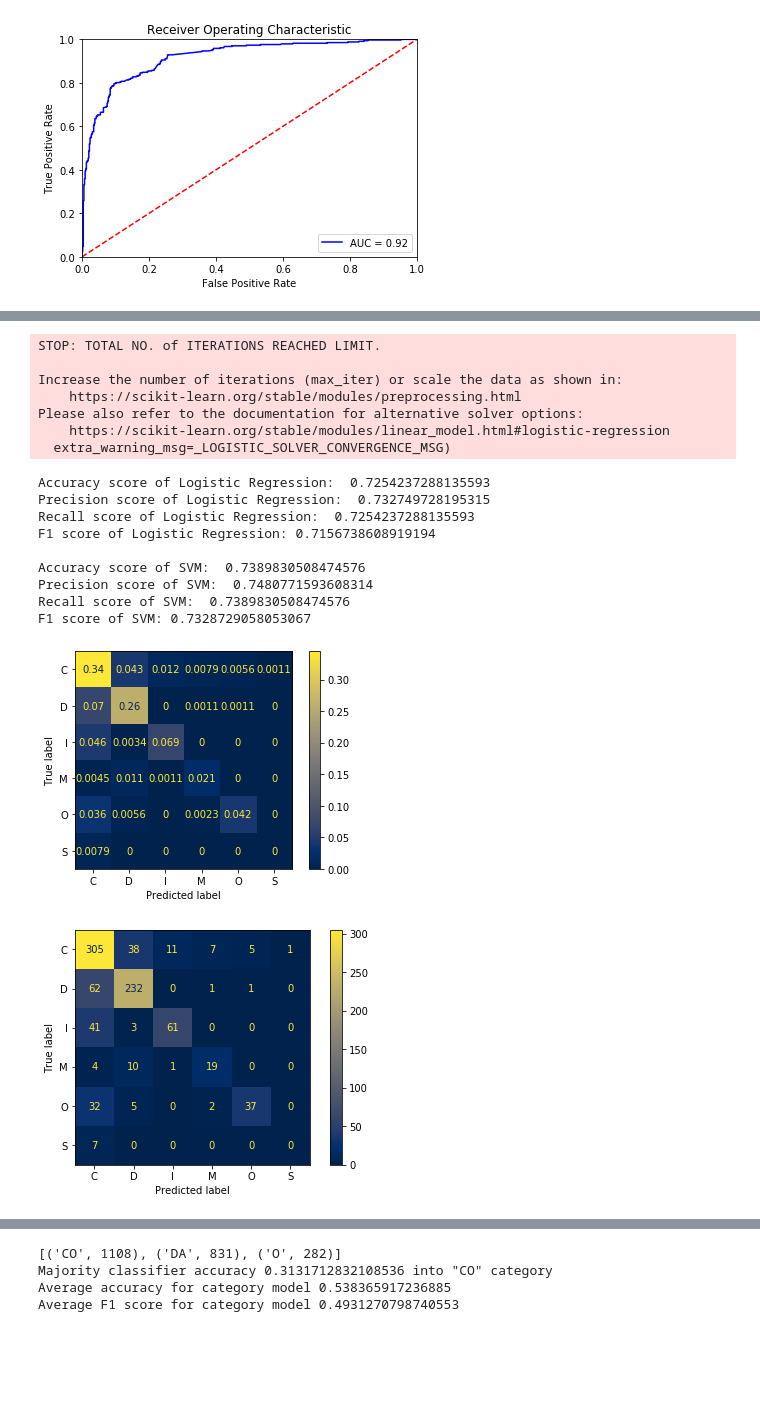
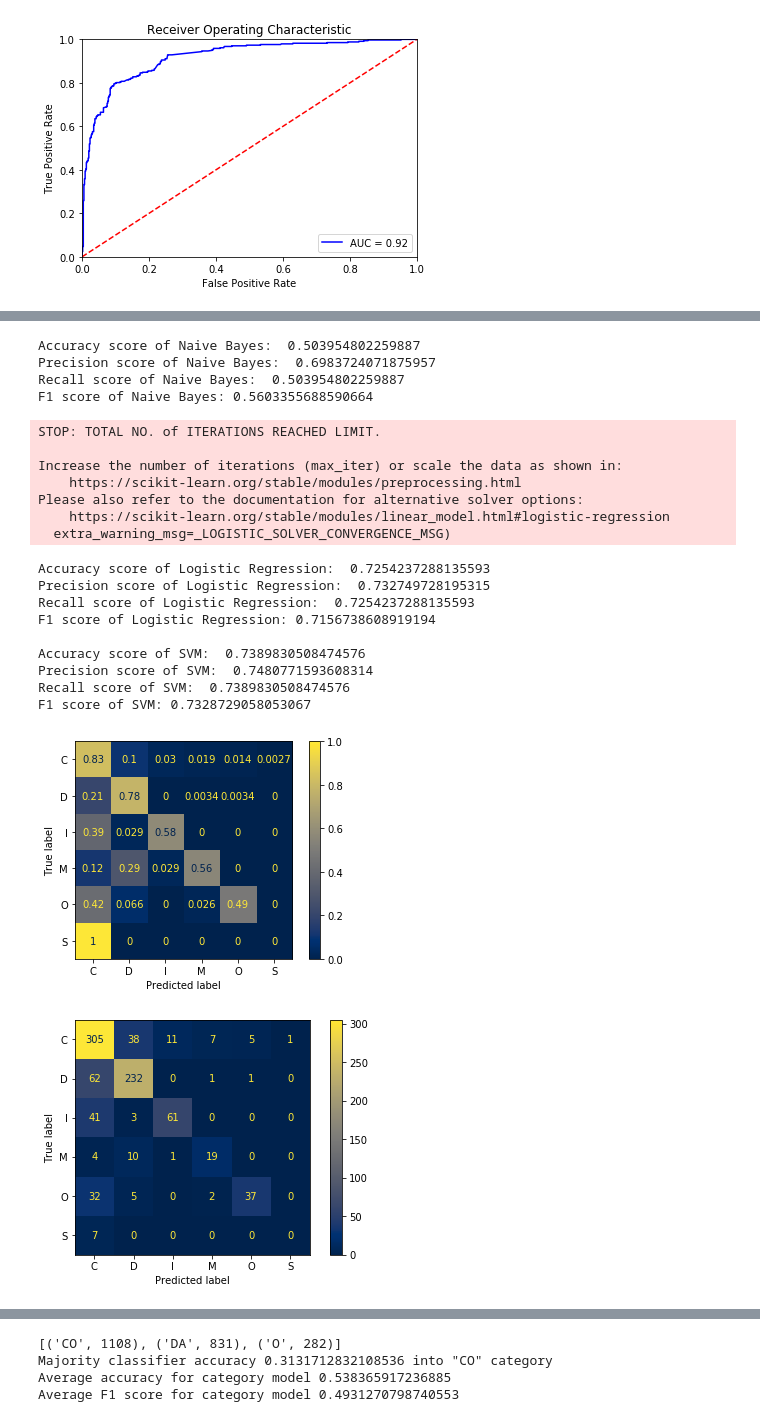
Before and after one commit to domenkos/IMapBook-NLP, a Jupyter notebook: code/Experiments.ipynb, the cells around one changed output, grey strips where cells are left out. Cells and saved outputs as stored; diff of their text form; code cells hidden in the pictures; blank space fills up the shorter version.

```diff
--- a/code/Baseline models.ipynb
+++ b/code/Experiments.ipynb
@@ -463,12 +467,12 @@ TYPE...
 # %%
-# naive_bayes = MultinomialNB()
-# naive_bayes.fit( X_train_cv, y_train )
-# predictions = naive_bayes.predict( X_test_cv )
-# print( 'Accuracy score of Naive Bayes: ', accuracy_score( y_test, predictions ) )
-# print( 'Precision score of Naive Bayes: ', precision_score( y_test, predictions, average = 'weighted' ) )
-# print( 'Recall score of Naive Bayes: ', recall_score( y_test, predictions, average = 'weighted' ) )
-# print( 'F1 score of Naive Bayes:', f1_score( y_test, predictions, average = 'weighted' ) )
-# print()
+naive_bayes = GaussianNB()
+naive_bayes.fit( X_train_cv.toarray(), y_train )
+predictions = naive_bayes.predict( X_test_cv.toarray() )
+print( 'Accuracy score of Naive Bayes: ', accuracy_score( y_test, predictions ) )
+print( 'Precision score of Naive Bayes: ', precision_score( y_test, predictions, average = 'weighted' ) )
+print( 'Recall score of Naive Bayes: ', recall_score( y_test, predictions, average = 'weighted' ) )
+print( 'F1 score of Naive Bayes:', f1_score( y_test, predictions, average = 'weighted' ) )
+print()
 
 lr = LogisticRegression()
 lr.fit( X_train_cv, y_train )
@@ -488,34 +492,39 @@ print( 'Recall score of SVM: ', recall_score( y_test, predictions, average = 'we
 print( 'F1 score of SVM:', f1_score( y_test, predictions, average = 'weighted' ) )
 print()
 # %% [output]
-STOP: TOTAL NO. of ITERATIONS REACHED LIMIT.
-
-Increase the number of iterations (max_iter) or scale the data as shown in:
-    https://scikit-learn.org/stable/modules/preprocessing.html
-Please also refer to the documentation for alternative solver options:
-    https://scikit-learn.org/stable/modules/linear_model.html#logistic-regression
-  extra_warning_msg=_LOGISTIC_SOLVER_CONVERGENCE_MSG)
+Accuracy score of Naive Bayes:  0.503954802259887
+Precision score of Naive Bayes:  0.6983724071875957
+Recall score of Naive Bayes:  0.503954802259887
+F1 score of Naive Bayes: 0.5603355688590664
-Accuracy score of Logistic Regression:  0.7254237288135593
-Precision score of Logistic Regression:  0.732749728195315
-Recall score of Logistic Regression:  0.7254237288135593
-F1 score of Logistic Regression: 0.7156738608919194
+STOP: TOTAL NO. of ITERATIONS REACHED LIMIT.
 
-Accuracy score of SVM:  0.7389830508474576
-Precision score of SVM:  0.7480771593608314
-Recall score of SVM:  0.7389830508474576
-F1 score of SVM: 0.7328729058053067
+Increase the number of iterations (max_iter) or scale the data as shown in:
+    https://scikit-learn.org/stable/modules/preprocessing.html
+Please also refer to the documentation for alternative solver options:
+    https://scikit-learn.org/stable/modules/linear_model.html#logistic-regression
+  extra_warning_msg=_LOGISTIC_SOLVER_CONVERGENCE_MSG)
+Accuracy score of Logistic Regression:  0.7254237288135593
+Precision score of Logistic Regression:  0.732749728195315
+Recall score of Logistic Regression:  0.7254237288135593
+F1 score of Logistic Regression: 0.7156738608919194
+
+Accuracy score of SVM:  0.7389830508474576
+Precision score of SVM:  0.7480771593608314
+Recall score of SVM:  0.7389830508474576
+F1 score of SVM: 0.7328729058053067
 # %%
 # labels = list( set( y_test ) )
 # print( labels )
 # confusionMatrix = confusion_matrix( y_test, predictions, labels )
 # print( confusionMatrix )
-plot_confusion_matrix( svm, X_test_cv, y_test, normalize = 'all', values_format = '.2g', cmap = 'cividis' )
+plot_confusion_matrix( svm, X_test_cv, y_test, normalize = 'true', values_format = '.2g', cmap = 'cividis' )
+# plt.savefig( 'confusionMatrixCategoryNormalized.pdf' )
 plot_confusion_matrix( svm, X_test_cv, y_test, normalize = None, values_format = 'd', cmap = 'cividis' )
 # plt.savefig( 'confusionMatrixCategory.pdf' )
 plt.tight_layout()
 plt.show()
 # %% [output]
-[figure, old version]
+[figure, new version]
 [figure]
 # %%
 # Recognise type
```
Also changed, not shown: parts of 7 cells of this notebook, 1 other file.
